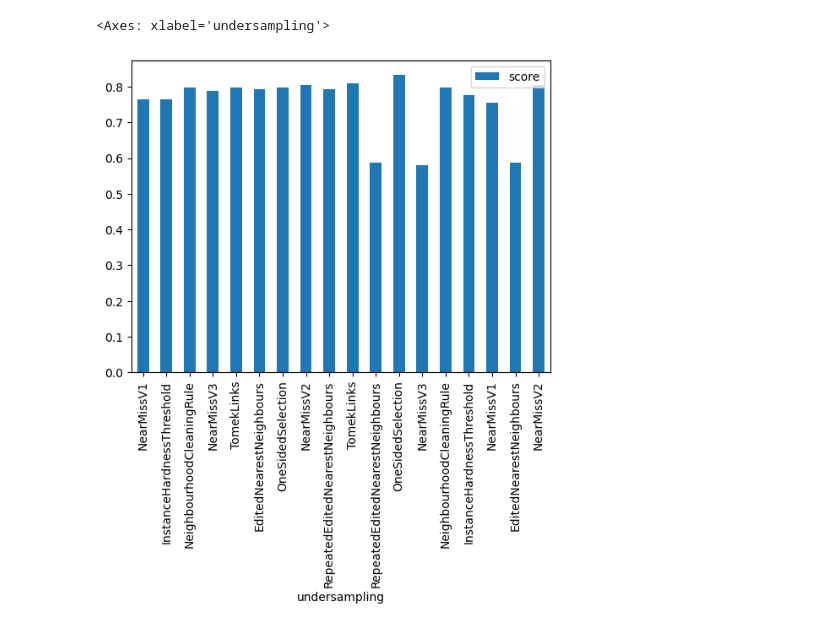
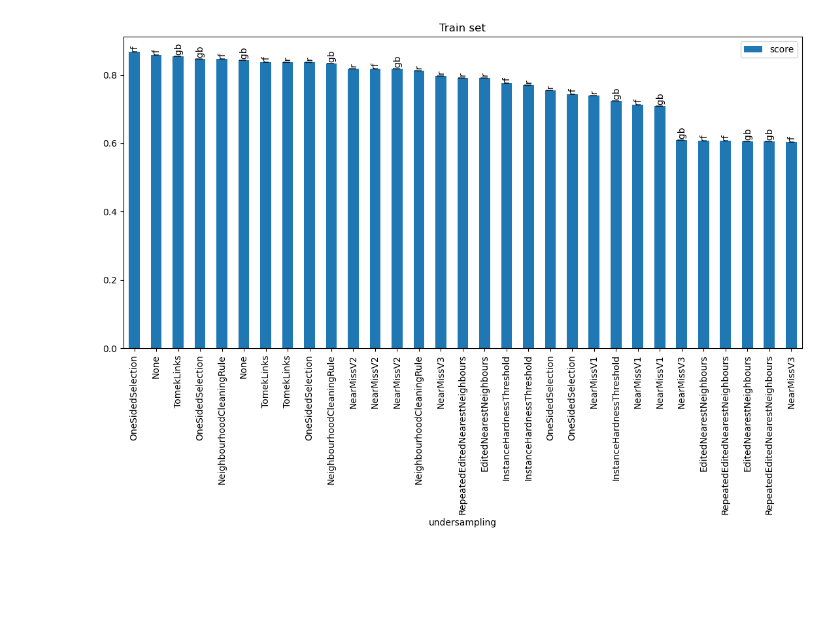
Before and after one commit to gustavoVferrari/kaggle, a Jupyter notebook: Classification/Titanic/notebooks/[4.0] Model Metrics.ipynb, the cells around one changed output. Saved outputs shown, nothing was run; the diff lists cells and outputs as text; code cells hidden in the pictures; blank space fills up the shorter version.

```diff
--- a/Classification/Titanic/notebooks/[4.0] Model Metrics.ipynb
+++ b/Classification/Titanic/notebooks/[4.0] Model Metrics.ipynb
@@ -12,5 +8,26 @@ acc.loc[acc['dataset']=='train'][['score', 'undersampling']].set_index('undersam
-# %%
-acc.loc[acc['dataset']=='validation'][['score', 'undersampling']].set_index('undersampling').plot(kind='bar')
-# %% [output]
-<Axes: xlabel='undersampling'>
-[figure, removed]
+# %%
+ax = (
+    acc.loc[(acc['dataset'] == 'train')]
+    [['score', 'undersampling', 'model_name']]
+    .sort_values('score', ascending=False)
+    .set_index('undersampling')
+    .plot(
+        kind='bar',
+        figsize=(11, 8),
+        title="Train set"
+    )
+)
+
+# adicionar labels nas barras
+for i, (score, mode) in enumerate(zip(
+        acc.loc[acc['dataset'] == 'train']
+           .sort_values('score', ascending=False)['score'],
+        acc.loc[acc['dataset'] == 'train']
+           .sort_values('score', ascending=False)['model_name']
+    )):
+    ax.text(i, score, mode, ha='center', va='bottom', rotation=90)
+
+plt.tight_layout()
+plt.show()
+# %% [output]
+[figure, added]
```
Also changed, not shown: parts of 3 cells of this notebook, 3 other files.
